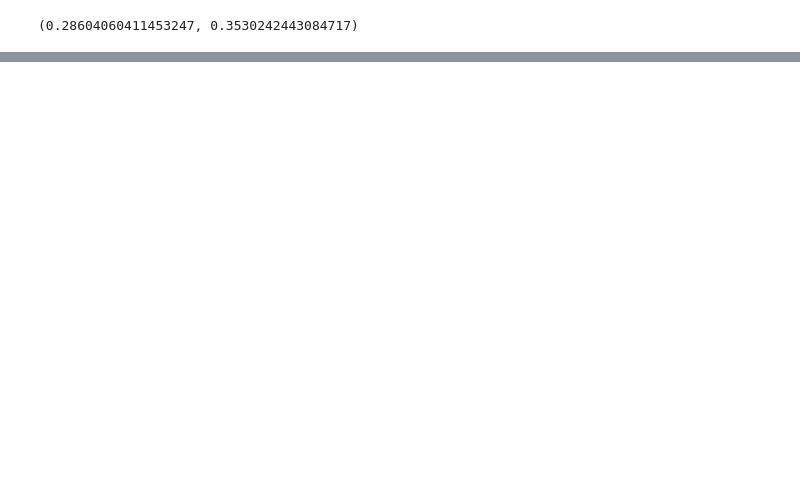
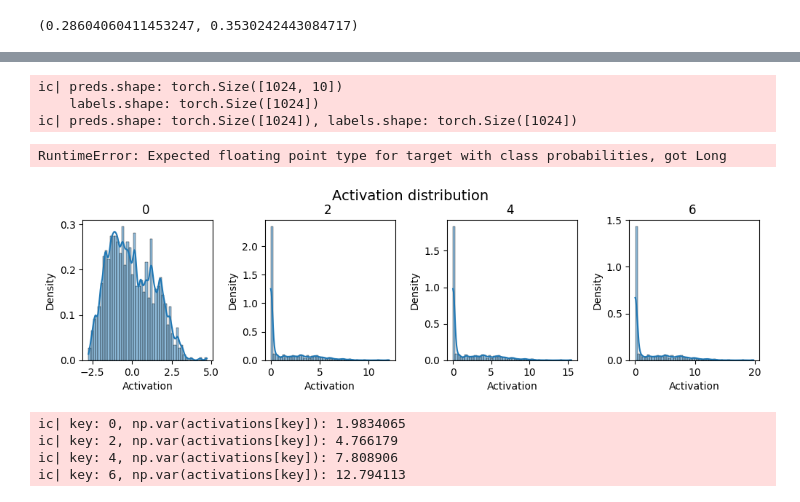
Before and after one commit to anashr18/dlnb, a Jupyter notebook: d1/optim.ipynb, the cells around one changed output, grey strips where cells are left out. Saved outputs shown, nothing was run; the diff lists cells and outputs as text; code cells hidden in the pictures; blank space fills up the shorter version.

```diff
--- a/d1/optim.ipynb
+++ b/d1/optim.ipynb
@@ -60,3 +67,6 @@ test_dataloader = torch.utils.data.DataLoader(dataset=test_set, batch_size=1024,
 (train_dataset.data.float()/255.0).mean().item(), (train_dataset.data.float()/255.0).std().item()
 # %% [output]
 (0.28604060411453247, 0.3530242443084717)
+# %%
+imgs, labels = next(iter(train_dataloader))
+imgs.shape, imgs.mean(), imgs.std()
@@ -62,0 +113,4 @@ test_dataloader = torch.utils.data.DataLoader(dataset=test_set, batch_size=1024,
+# %%
+class Identity(nn.Module):
+    def forward(self, x):
+        return x
@@ -62,0 +137,28 @@ test_dataloader = torch.utils.data.DataLoader(dataset=test_set, batch_size=1024,
+# %%
+def visualize_activation(net):
+    net.eval()
+    # for name, param in net.named_parameters():
+    #     if 'weight' not in name:
+    #         ic(name)
+    ic.disable()
+    activations = {}
+    imgs, labels = next(iter(test_dataloader))
+    imgs, labels = imgs.to(device), labels.to(device)
+    imgs = imgs.view(imgs.shape[0], -1)
+    ic(imgs.shape, labels.shape)
+    ic(imgs.requires_grad, labels.requires_grad)
+    for layer_idx, layer in enumerate(net.layers[:-1]):
+        ic(layer_idx, layer)
+        with torch.no_grad():
+            imgs = layer(imgs)
+            ic(imgs.shape, labels.shape)
+            if isinstance(layer, nn.Linear):
+                activations[layer_idx] = imgs.view(-1).detach().cpu().numpy()
+    fig = plot_dists(activations, stat='density', xlabel='Activation')
+    fig.suptitle("Activation distribution", fontsize=14, y=1.05)
+    plt.show()
+    plt.close()
+    # variance
+    ic.enable()
+    for key in activations.keys():
+        ic(key, np.var(activations[key]))
@@ -62,0 +190,23 @@ test_dataloader = torch.utils.data.DataLoader(dataset=test_set, batch_size=1024,
+# %%
+bn_relu = BaseNetwork(nn.ReLU()).to(device)
+visualize_grad(bn_relu)
+# %% [output]
+ic| preds.shape: torch.Size([1024, 10])
+    labels.shape: torch.Size([1024])
+ic| preds.shape: torch.Size([1024]), labels.shape: torch.Size([1024])
+RuntimeError: Expected floating point type for target with class probabilities, got Long
+# %%
+bn_relu = BaseNetwork(nn.ReLU()).to(device)
+# visualize_activation(bn)
+bn_identity = BaseNetwork(Identity()).to(device)
+# visualize_activation(bn_identity)
+const_init(bn_relu, w=0.005)
+# const_init(bn_identity, w=0.005)
+# visualize_activation(bn_identity)
+visualize_activation(bn_relu)
+# %% [output]
+[figure, added]
+ic| key: 0, np.var(activations[key]): 1.9834065
+ic| key: 2, np.var(activations[key]): 4.766179
+ic| key: 4, np.var(activations[key]): 7.808906
+ic| key: 6, np.var(activations[key]): 12.794113
```
Also changed, not shown: parts of 9 cells of this notebook, 1 other file.
